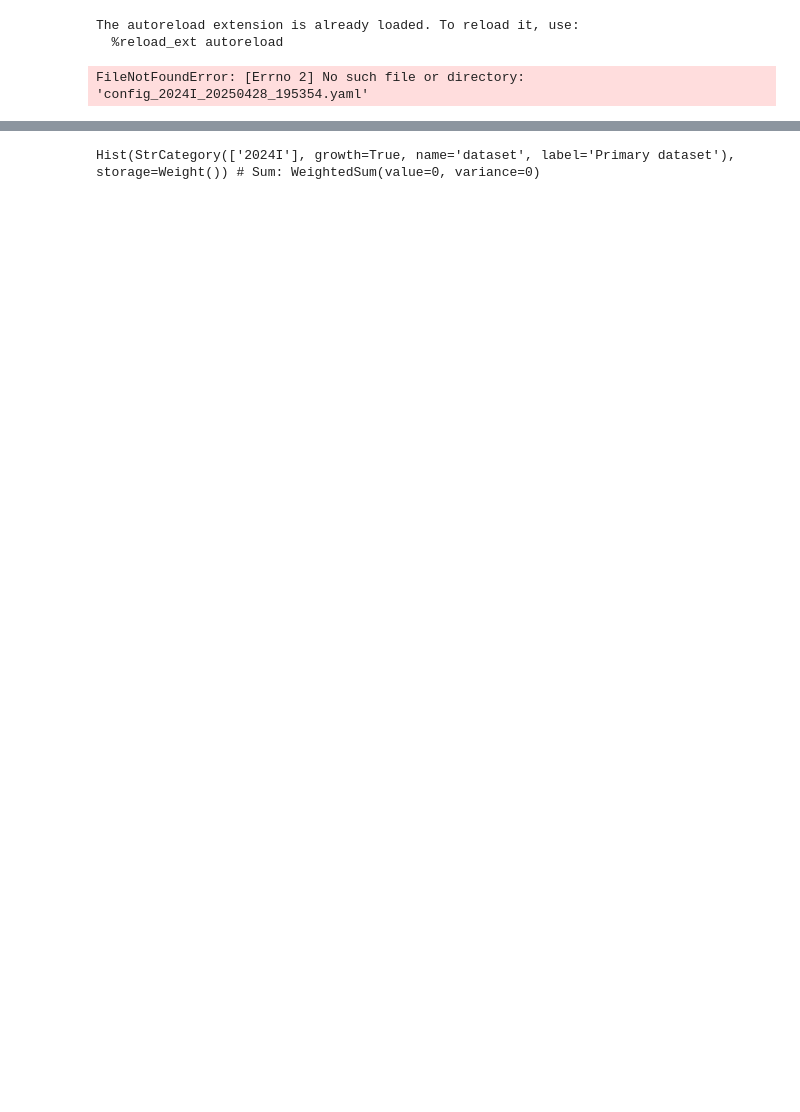
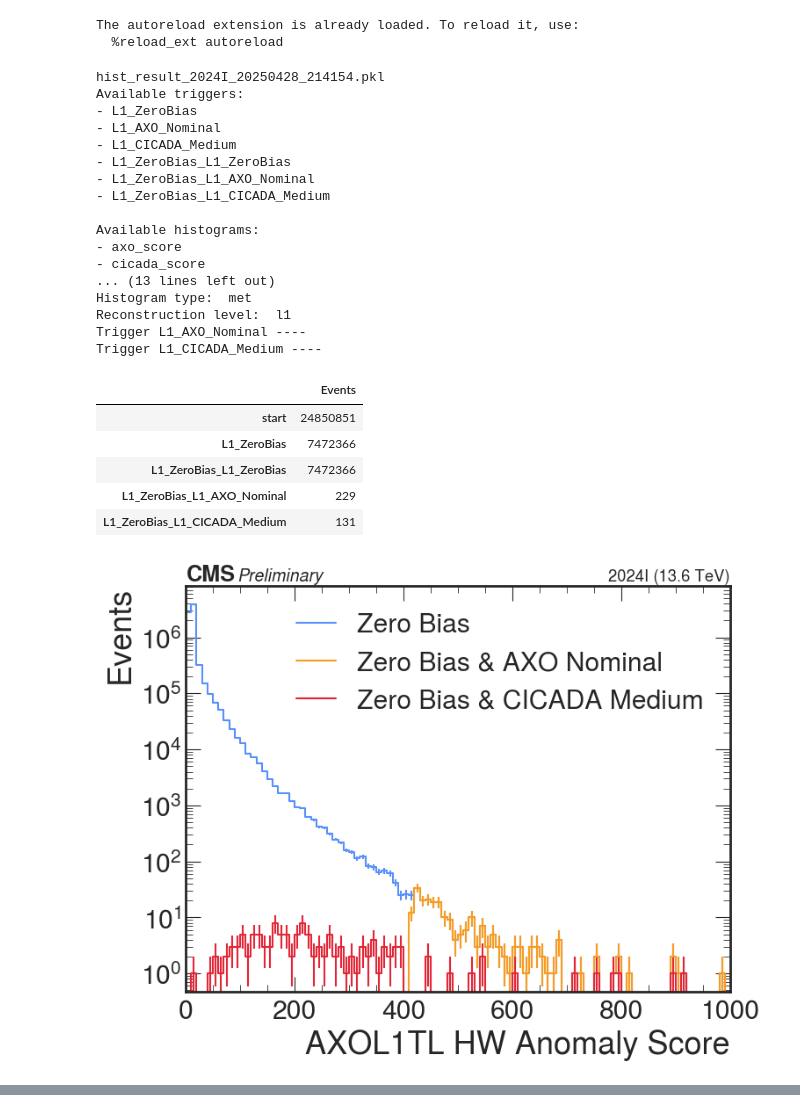
Before and after one commit to ellisonscheuller/coffea_casa, a Jupyter notebook: hist_plotting.ipynb, the cells around one changed output, grey strips where cells are left out. Drawn from its saved outputs; the diff is of its cells as text; code cells hidden in the pictures; blank space fills up the shorter version.

Commit message:
Fixed efficiency plots for cicada

```diff
--- a/hist_plotting.ipynb
+++ b/hist_plotting.ipynb
@@ -312,49 +331,71 @@ def print_out(data):
         print("- "+hist)
     return
 # %%
-#todays_date = "test_L1jet_L1jet"
-#config_filename = "config_2024I_"+todays_date+".yaml"
-
 
 plotting_config_filename = "plotting_config.yaml"
 
 #latest filenames
 config_filename = max(glob.glob("config_*.yaml"), key=os.path.getmtime)
 hist_result_filename = max(glob.glob("hist_*.pkl"), key=os.path.getmtime)
+id = config_filename[7:-5]
 
 #certain run
-id = "2024I_20250428_200517"
-config_filename = f"config_{id}.yaml"
-hist_result_filename = f"hist_result_{id}.pkl"
+# id = "2024I_20250428_200517"
+# config_filename = f"config_{id}.yaml"
+# hist_result_filename = f"hist_result_{id}.pkl"
 
-hist_results_filename.splo
+todays_date = id
+dataset = hist_result_filename.split("_")[2]
 
 with open(config_filename, 'r') as stream:
     config = yaml.safe_load(stream)
 with open(plotting_config_filename, 'r') as stream:
     plotting_config = yaml.safe_load(stream)
 
 
 #hist_result_filename = f'hist_result_{dataset}_{todays_date}.pkl'          # file name containing histograms
 #hist_result_filename = f'hist_result_{dataset}_{20250224}_nocuts.pkl'          # file name containing histograms
 #hist_result_filename = "hist_result_2024I_20250428_165700.pkl"
 
 print(hist_result_filename )
  # load file with histograms
 with open(hist_result_filename, 'rb') as file:
     hist_result = load(file)
     # hist_result = dill.load(file)
     # hist_result = pickle.load(file) #muahahhahaah
 
 print_out(hist_result[dataset])
 
 # Get the cutflow
 cutflow = hist_result[dataset]['cutflow']
 cutflow_merged = {k: v for d in cutflow for k, v in d.items()}
 df = pd.DataFrame.from_dict(cutflow_merged,orient="index", columns=["Events"])
 
 run_the_plotloop(config, plotting_config, hist_result,df)
 
 df
 # %% [output]
-FileNotFoundError: [Errno 2] No such file or directory: 'config_2024I_20250428_195354.yaml'
+hist_result_2024I_20250428_214154.pkl
+Available triggers:
+- L1_ZeroBias
+- L1_AXO_Nominal
+- L1_CICADA_Medium
+- L1_ZeroBias_L1_ZeroBias
+- L1_ZeroBias_L1_AXO_Nominal
+- L1_ZeroBias_L1_CICADA_Medium
+
+Available histograms:
+- axo_score
+- cicada_score
+... (13 lines left out)
+Histogram type:  met
+Reconstruction level:  l1
+Trigger L1_AXO_Nominal ----
+Trigger L1_CICADA_Medium ----
+|  | Events |
+| start | 24850851 |
+| L1_ZeroBias | 7472366 |
+| L1_ZeroBias_L1_ZeroBias | 7472366 |
+| L1_ZeroBias_L1_AXO_Nominal | 229 |
+| L1_ZeroBias_L1_CICADA_Medium | 131 |
+[figure, added]
@@ -361,4 +408,0 @@ FileNotFoundError: [Errno 2] No such file or directory: 'config_2024I_20250428_1
-# %%
-hist_result[dataset]['hists']['anomaly_score'][:, 'L1_ZeroBias_L1_AXO_Nominal',1] #['2024I']['L1_ZeroBias_L1_AXO_Nominal']
-# %% [output]
-Hist(StrCategory(['2024I'], growth=True, name='dataset', label='Primary dataset'), storage=Weight()) # Sum: WeightedSum(value=0, variance=0)
```
Also changed, not shown: parts of 2 cells of this notebook, 4 other files.
